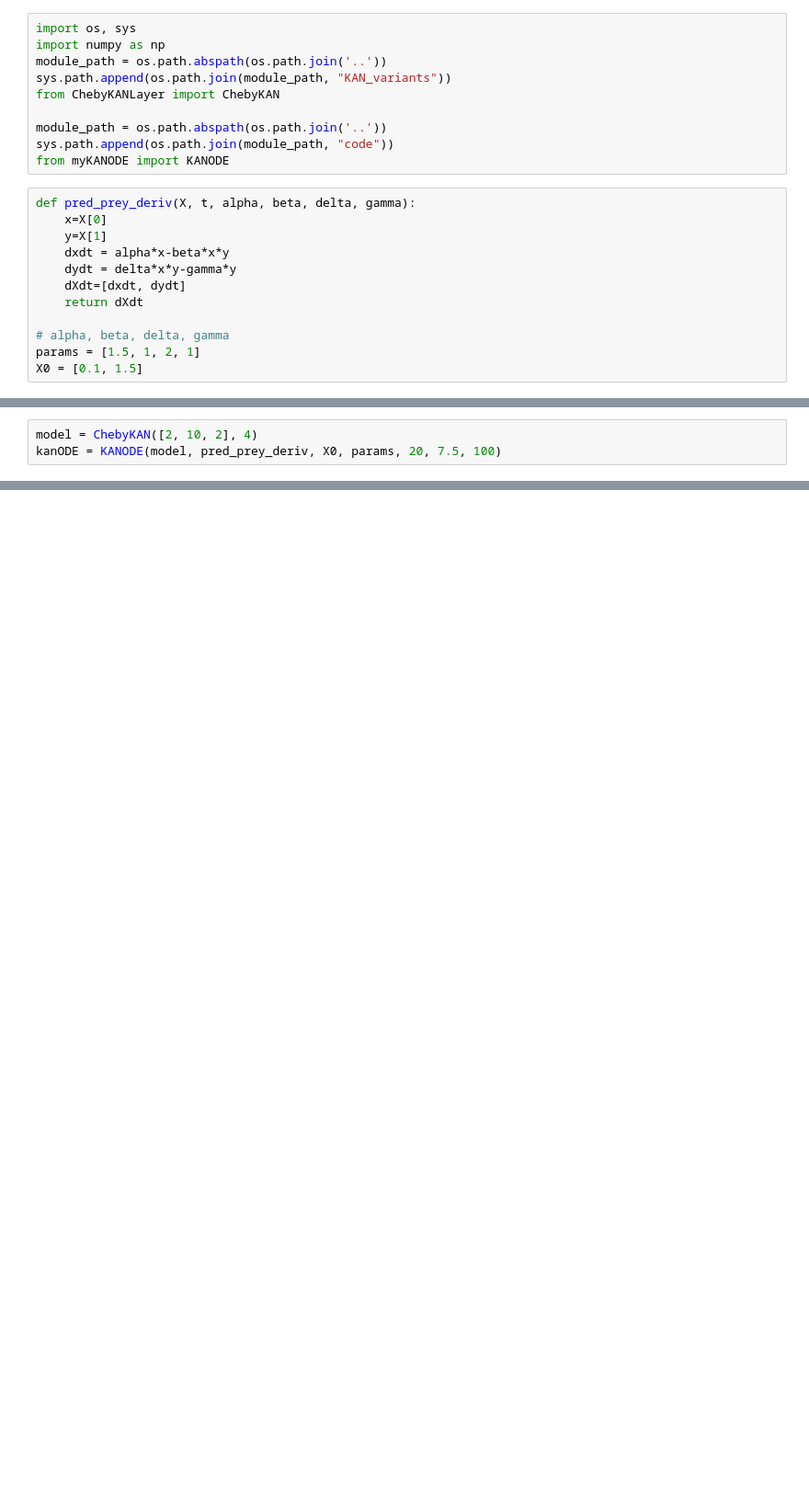
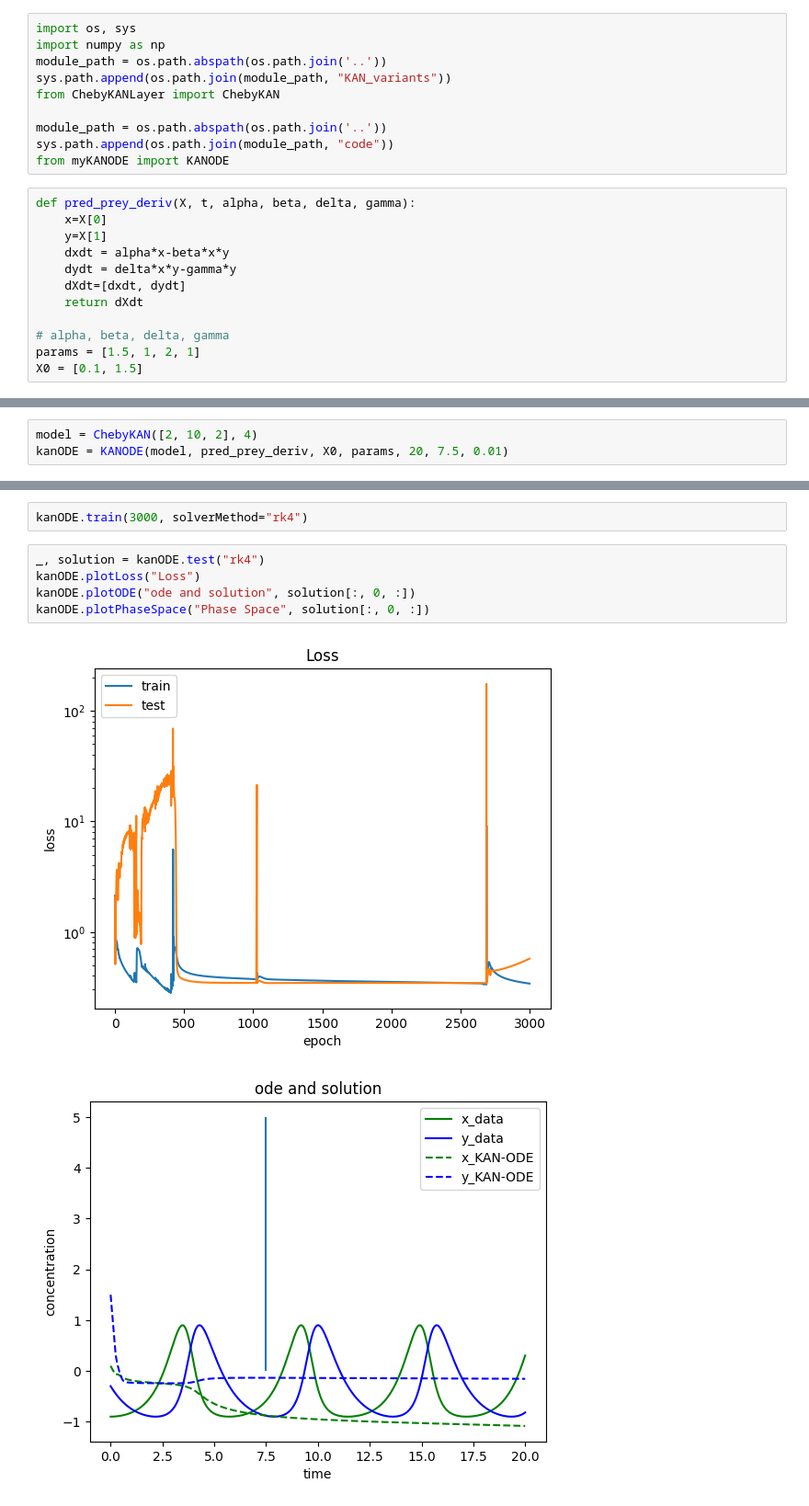
Before and after one commit to AdamJager/KAN-project, a Jupyter notebook: jupyterNoteBooks/normData.ipynb, the cells around one changed output, grey strips where cells are left out. Shown at 92% size. Saved outputs shown, nothing was run; the diff lists cells and outputs as text; blank space fills up the shorter version.

```diff
--- a/jupyterNoteBooks/normData.ipynb
+++ b/jupyterNoteBooks/normData.ipynb
@@ -50,3 +36,3 @@ array([[0.1 , 0.1 ],
 # %%
 model = ChebyKAN([2, 10, 2], 4)
-kanODE = KANODE(model, pred_prey_deriv, X0, params, 20, 7.5, 100)
+kanODE = KANODE(model, pred_prey_deriv, X0, params, 20, 7.5, 0.01)
@@ -64,0 +39,10 @@ ValueError: zero-size array to reduction operation minimum which has no identity
+# %%
+kanODE.train(3000, solverMethod="rk4")
+# %%
+_, solution = kanODE.test("rk4")
+kanODE.plotLoss("Loss")
+kanODE.plotODE("ode and solution", solution[:, 0, :])
+kanODE.plotPhaseSpace("Phase Space", solution[:, 0, :])
+# %% [output]
+[figure, added]
+[figure, added]
```
Also changed, not shown: parts of 7 cells of this notebook, 3 other files.
